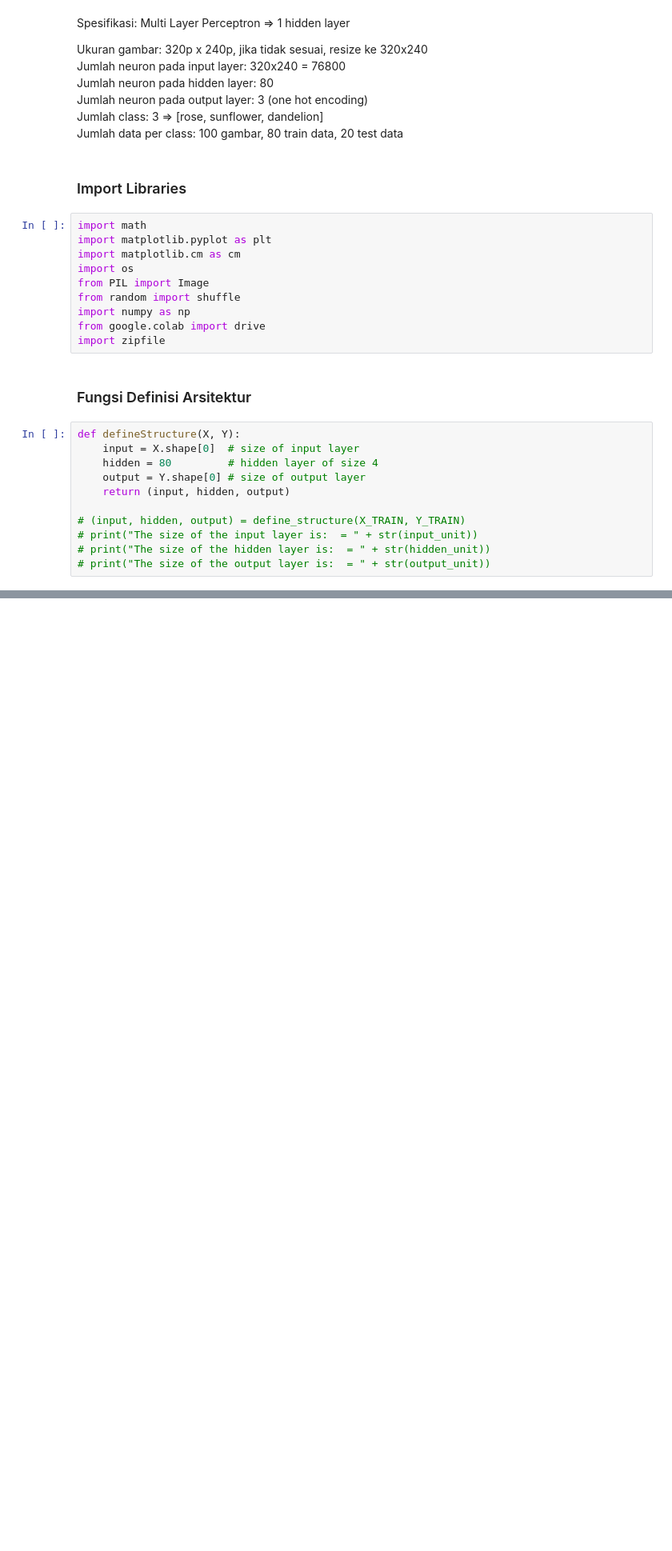
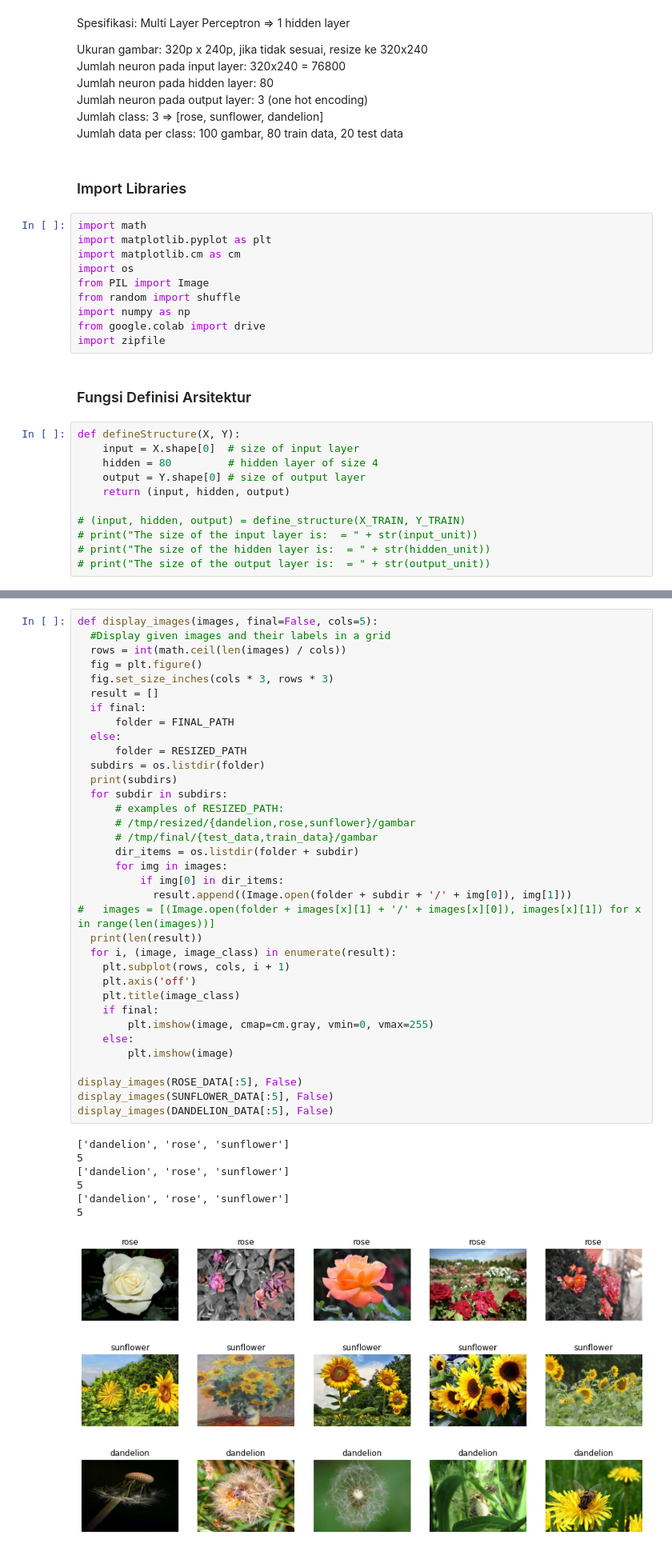
Before and after one commit to danielsitepu36/Flowers-Multi_Layer_Perceptron, a Jupyter notebook: Tugas_ML_MLP_Adhit_Daniel_Rian.ipynb, the cells around one changed output, grey strips where cells are left out. Shown at 80% size. Saved outputs shown, nothing was run; the diff lists cells and outputs as text; blank space fills up the shorter version.

```diff
--- a/Tugas_ML_MLP_Adhit_Daniel_Rian.ipynb
+++ b/Tugas_ML_MLP_Adhit_Daniel_Rian.ipynb
@@ -43,0 +104,45 @@ def defineStructure(X, Y):
+# %%
+def display_images(images, final=False, cols=5):
+  #Display given images and their labels in a grid
+  rows = int(math.ceil(len(images) / cols))
+  fig = plt.figure()
+  fig.set_size_inches(cols * 3, rows * 3)
+  result = []
+  if final:
+      folder = FINAL_PATH
+  else:
+      folder = RESIZED_PATH
+  subdirs = os.listdir(folder)
+  print(subdirs)
+  for subdir in subdirs:
+      # examples of RESIZED_PATH:
+      # /tmp/resized/{dandelion,rose,sunflower}/gambar
+      # /tmp/final/{test_data,train_data}/gambar
+      dir_items = os.listdir(folder + subdir)
+      for img in images:
+          if img[0] in dir_items:
+            result.append((Image.open(folder + subdir + '/' + img[0]), img[1]))
+#   images = [(Image.open(folder + images[x][1] + '/' + images[x][0]), images[x][1]) for x in range(len(images))]
+  print(len(result))
+  for i, (image, image_class) in enumerate(result):
+    plt.subplot(rows, cols, i + 1)
+    plt.axis('off')
+    plt.title(image_class)
+    if final:
+        plt.imshow(image, cmap=cm.gray, vmin=0, vmax=255)
+    else:
+        plt.imshow(image)
+
+display_images(ROSE_DATA[:5], False)
+display_images(SUNFLOWER_DATA[:5], False)
+display_images(DANDELION_DATA[:5], False)
+# %% [output]
+['dandelion', 'rose', 'sunflower']
+5
+['dandelion', 'rose', 'sunflower']
+5
+['dandelion', 'rose', 'sunflower']
+5
+[figure, added]
+[figure, added]
+[figure, added]
```
Also changed, not shown: parts of 10 cells of this notebook.
